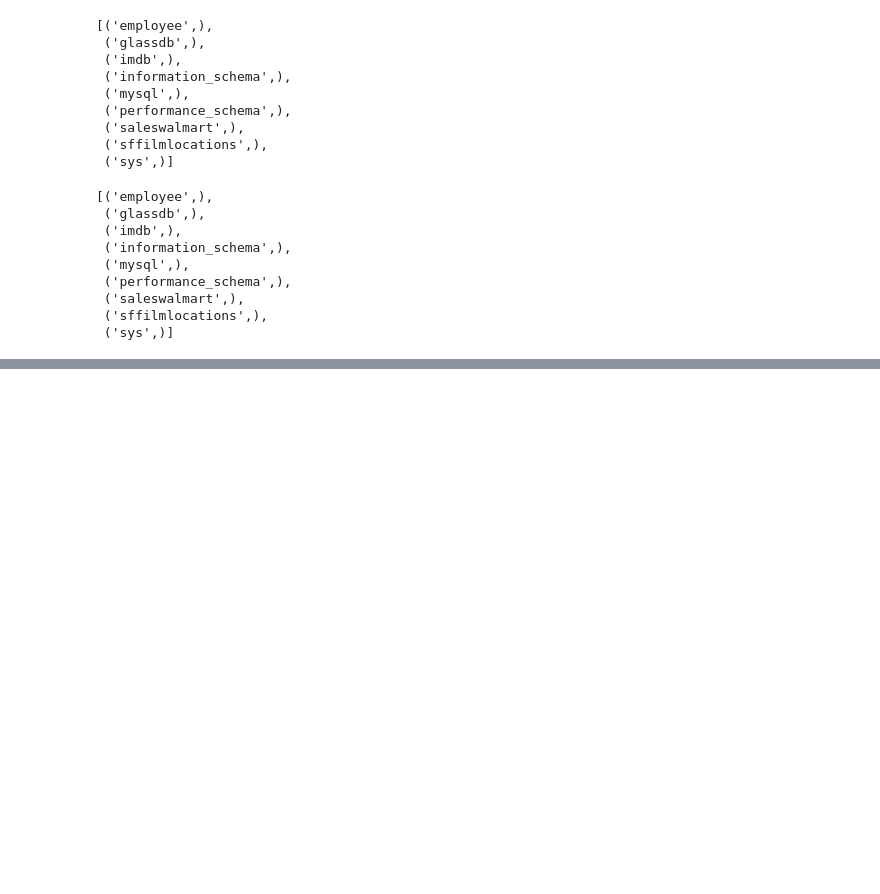
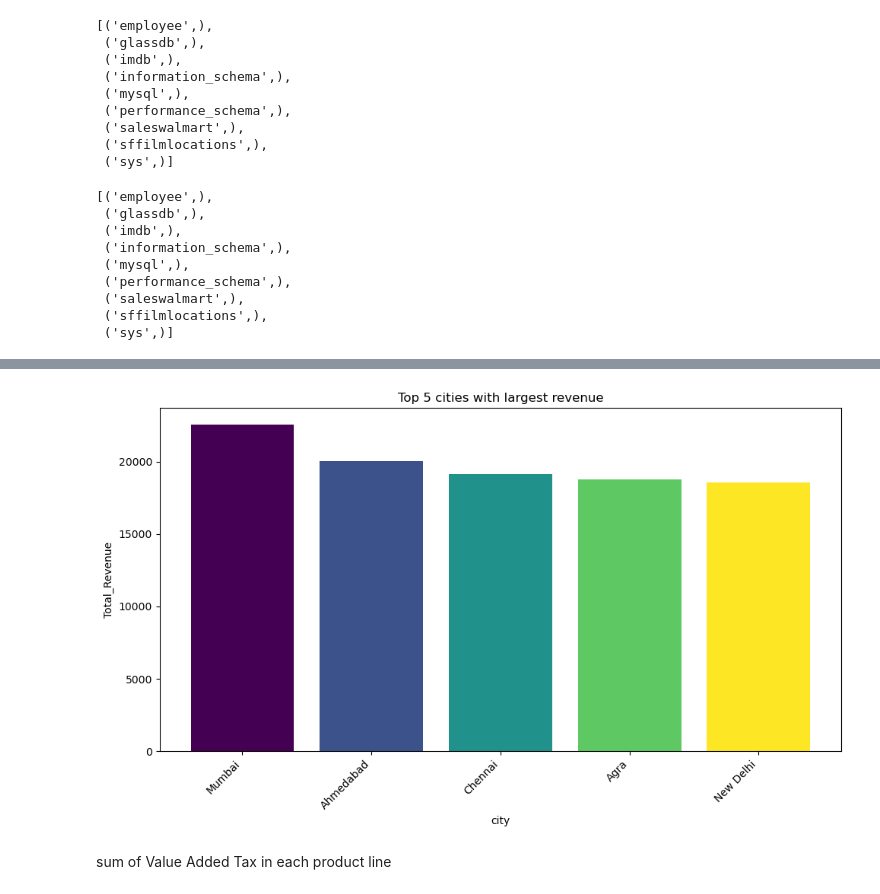
Before and after one commit to manthanvarma/walmart_sales_analysis, a Jupyter notebook: walmart_sales_analysis.ipynb, the cells around one changed output, grey strips where cells are left out. Cells and saved outputs as stored; diff of their text form; code cells hidden in the pictures; blank space fills up the shorter version.

```diff
--- a/walmart_sales_analysis.ipynb
+++ b/walmart_sales_analysis.ipynb
@@ -631,0 +385,19 @@ df
+# %%
+query = "select city, sum(total) as Total_Revenue from wmsales group by city order by Total_Revenue DESC limit 5"
+df = pd.read_sql(query, cn_var)
+
+colors = plt.cm.viridis(np.linspace(0, 1, len(df)))
+
+plt.figure(figsize=(10, 6))
+plt.bar(df['city'], df['Total_Revenue'], color=colors)
+plt.title('Top 5 cities with largest revenue')
+plt.xlabel('city')
+plt.ylabel('Total_Revenue')
+plt.xticks(rotation=45, ha='right')
+plt.tight_layout()
+
+plt.show()
+# %% [output]
+[figure, added]
+# %% [markdown]
+sum of Value Added Tax in each product line
```
Also changed, not shown: parts of 92 cells of this notebook, 3 other files.
